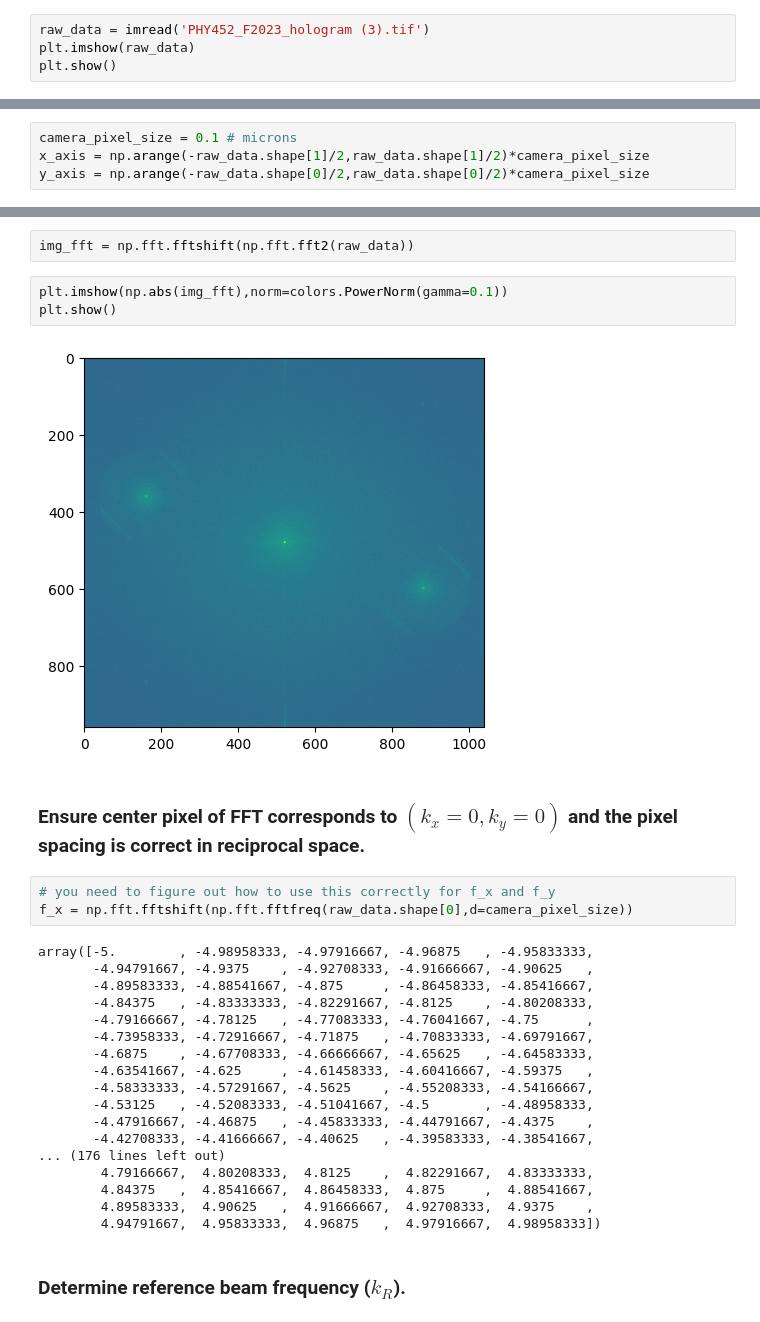
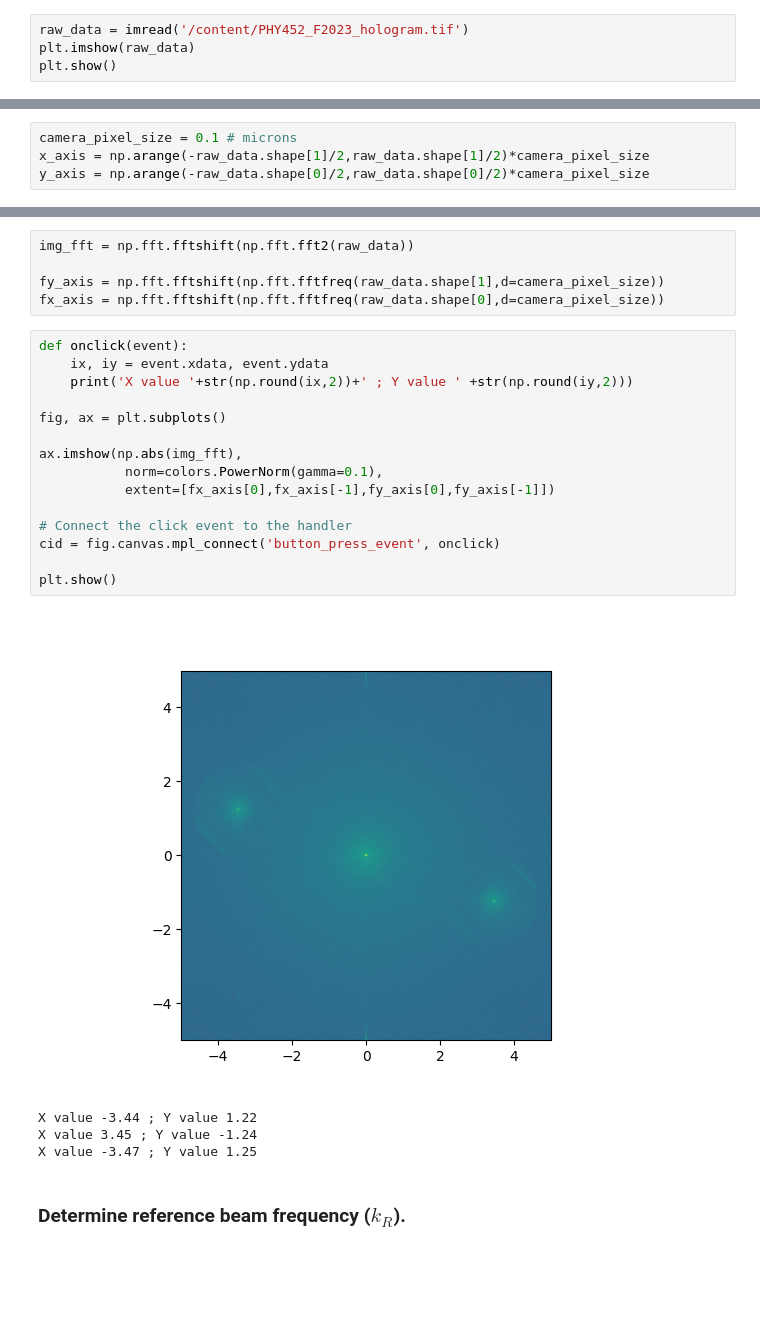
Before and after one commit to dpshepherd/PHY452_F2023, a Jupyter notebook: HW10_off_axis_hologram.ipynb, the cells around one changed output, grey strips where cells are left out. Drawn from its saved outputs; the diff is of its cells as text; blank space fills up the shorter version.

```diff
--- a/HW10_off_axis_hologram.ipynb
+++ b/HW10_off_axis_hologram.ipynb
@@ -95,7 +95,7 @@ Saving PHY452_F2023_hologram.tif to PHY452_F2023_hologram (3).tif
 # %% [markdown]
 Copy the name that Google saved the file into and paste inside the single quotes below.
 # %%
-raw_data = imread('PHY452_F2023_hologram (3).tif')
+raw_data = imread('/content/PHY452_F2023_hologram.tif')
 plt.imshow(raw_data)
 plt.show()
 # %% [output]
@@ -134,32 +130,27 @@ plt.show()
-# %%
-img_fft = np.fft.fftshift(np.fft.fft2(raw_data))
-# %%
-plt.imshow(np.abs(img_fft),norm=colors.PowerNorm(gamma=0.1))
-plt.show()
-# %% [output]
-[figure, removed]
-# %% [markdown]
-### Ensure center pixel of FFT corresponds to $(k_x=0,k_y=0)$ and the pixel spacing is correct in reciprocal space.
-# %%
-# you need to figure out how to use this correctly for f_x and f_y
-f_x = np.fft.fftshift(np.fft.fftfreq(raw_data.shape[0],d=camera_pixel_size))
-# %% [output]
-array([-5.        , -4.98958333, -4.97916667, -4.96875   , -4.95833333,
-       -4.94791667, -4.9375    , -4.92708333, -4.91666667, -4.90625   ,
-       -4.89583333, -4.88541667, -4.875     , -4.86458333, -4.85416667,
-       -4.84375   , -4.83333333, -4.82291667, -4.8125    , -4.80208333,
-       -4.79166667, -4.78125   , -4.77083333, -4.76041667, -4.75      ,
-       -4.73958333, -4.72916667, -4.71875   , -4.70833333, -4.69791667,
-       -4.6875    , -4.67708333, -4.66666667, -4.65625   , -4.64583333,
-       -4.63541667, -4.625     , -4.61458333, -4.60416667, -4.59375   ,
-       -4.58333333, -4.57291667, -4.5625    , -4.55208333, -4.54166667,
-       -4.53125   , -4.52083333, -4.51041667, -4.5       , -4.48958333,
-       -4.47916667, -4.46875   , -4.45833333, -4.44791667, -4.4375    ,
-       -4.42708333, -4.41666667, -4.40625   , -4.39583333, -4.38541667,
-... (176 lines left out)
-        4.79166667,  4.80208333,  4.8125    ,  4.82291667,  4.83333333,
-        4.84375   ,  4.85416667,  4.86458333,  4.875     ,  4.88541667,
-        4.89583333,  4.90625   ,  4.91666667,  4.92708333,  4.9375    ,
-        4.94791667,  4.95833333,  4.96875   ,  4.97916667,  4.98958333])
+# %%
+img_fft = np.fft.fftshift(np.fft.fft2(raw_data))
+
+fy_axis = np.fft.fftshift(np.fft.fftfreq(raw_data.shape[1],d=camera_pixel_size))
+fx_axis = np.fft.fftshift(np.fft.fftfreq(raw_data.shape[0],d=camera_pixel_size))
+# %%
+def onclick(event):
+    ix, iy = event.xdata, event.ydata
+    print('X value '+str(np.round(ix,2))+' ; Y value ' +str(np.round(iy,2)))
+
+fig, ax = plt.subplots()
+
+ax.imshow(np.abs(img_fft),
+           norm=colors.PowerNorm(gamma=0.1),
+           extent=[fx_axis[0],fx_axis[-1],fy_axis[0],fy_axis[-1]])
+
+# Connect the click event to the handler
+cid = fig.canvas.mpl_connect('button_press_event', onclick)
+
+plt.show()
+# %% [output]
+[figure, added]
+X value -3.44 ; Y value 1.22
+X value 3.45 ; Y value -1.24
+X value -3.47 ; Y value 1.25
 # %% [markdown]
 ### Determine reference beam frequency ($k_R$).
```
Also changed, not shown: parts of 16 cells of this notebook.
